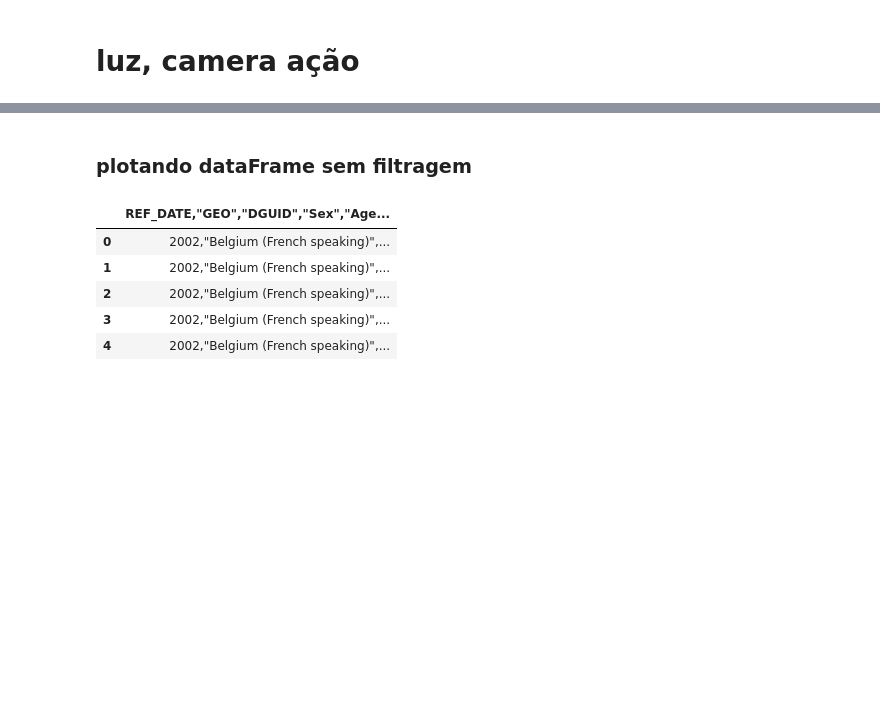
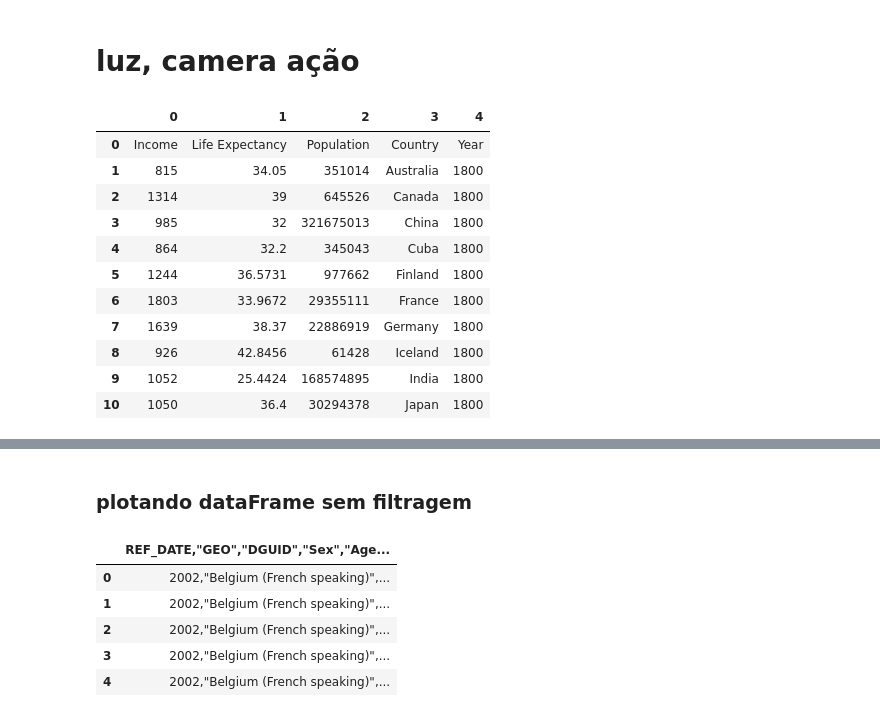
Before and after one commit to W8jonas/dataVisualizationAndAnalytics, a Jupyter notebook: estudo_data_visualization.ipynb, the cells around one changed output, grey strips where cells are left out. Drawn from its saved outputs; the diff is of its cells as text; code cells hidden in the pictures; blank space fills up the shorter version.

```diff
--- a/estudo_data_visualization.ipynb
+++ b/estudo_data_visualization.ipynb
@@ -4,3 +4,20 @@
 import pandas as pd
 import numpy as np
 import matplotlib.pyplot as plt
+# %%
+# Lendo um JSON
+dataFrame = pd.read_json('life-expectancy-table.json')
+dataFrame.head(11)
+# %% [output]
+|  | 0 | 1 | 2 | 3 | 4 |
+| 0 | Income | Life Expectancy | Population | Country | Year |
+| 1 | 815 | 34.05 | 351014 | Australia | 1800 |
+| 2 | 1314 | 39 | 645526 | Canada | 1800 |
+| 3 | 985 | 32 | 321675013 | China | 1800 |
+| 4 | 864 | 32.2 | 345043 | Cuba | 1800 |
+| 5 | 1244 | 36.5731 | 977662 | Finland | 1800 |
+| 6 | 1803 | 33.9672 | 29355111 | France | 1800 |
+| 7 | 1639 | 38.37 | 22886919 | Germany | 1800 |
+| 8 | 926 | 42.8456 | 61428 | Iceland | 1800 |
+| 9 | 1052 | 25.4424 | 168574895 | India | 1800 |
+| 10 | 1050 | 36.4 | 30294378 | Japan | 1800 |
```
Also changed, not shown: parts of 3 cells of this notebook, 1 other file.
